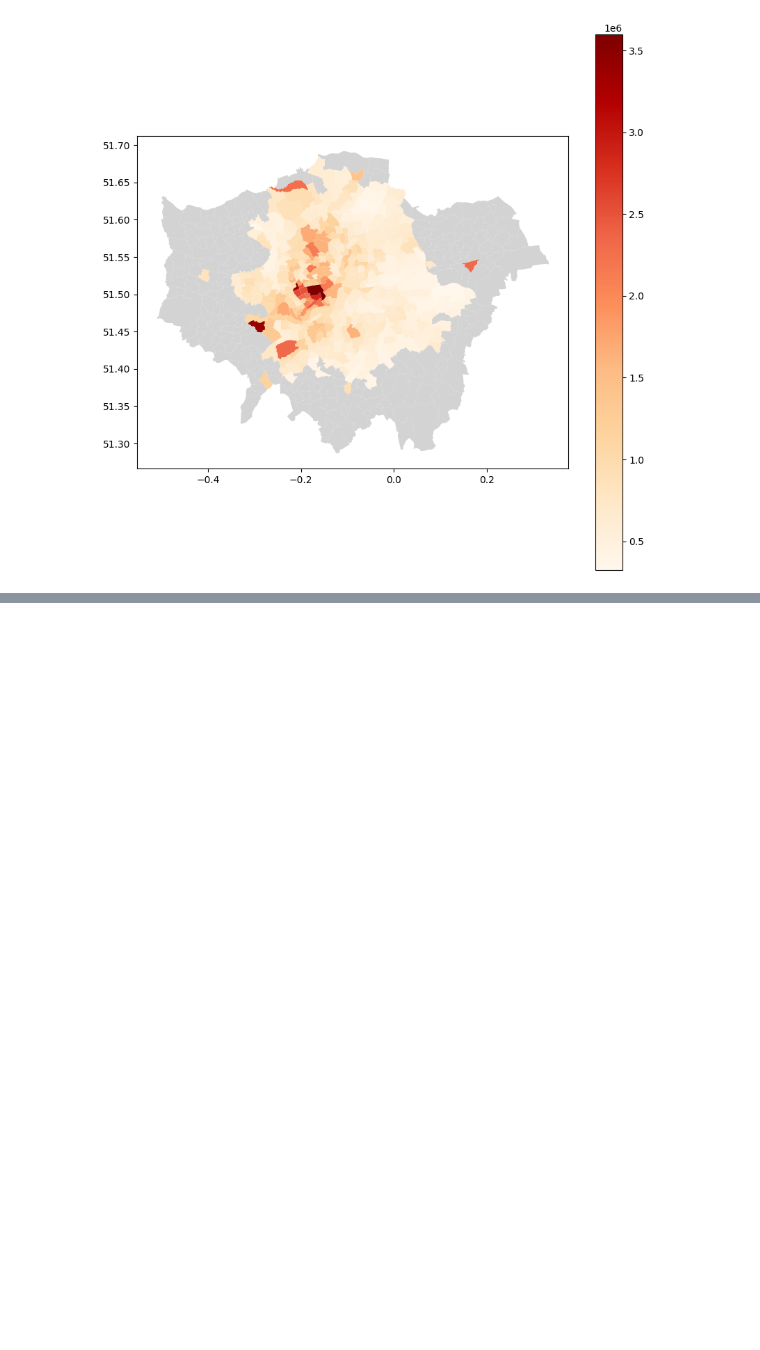
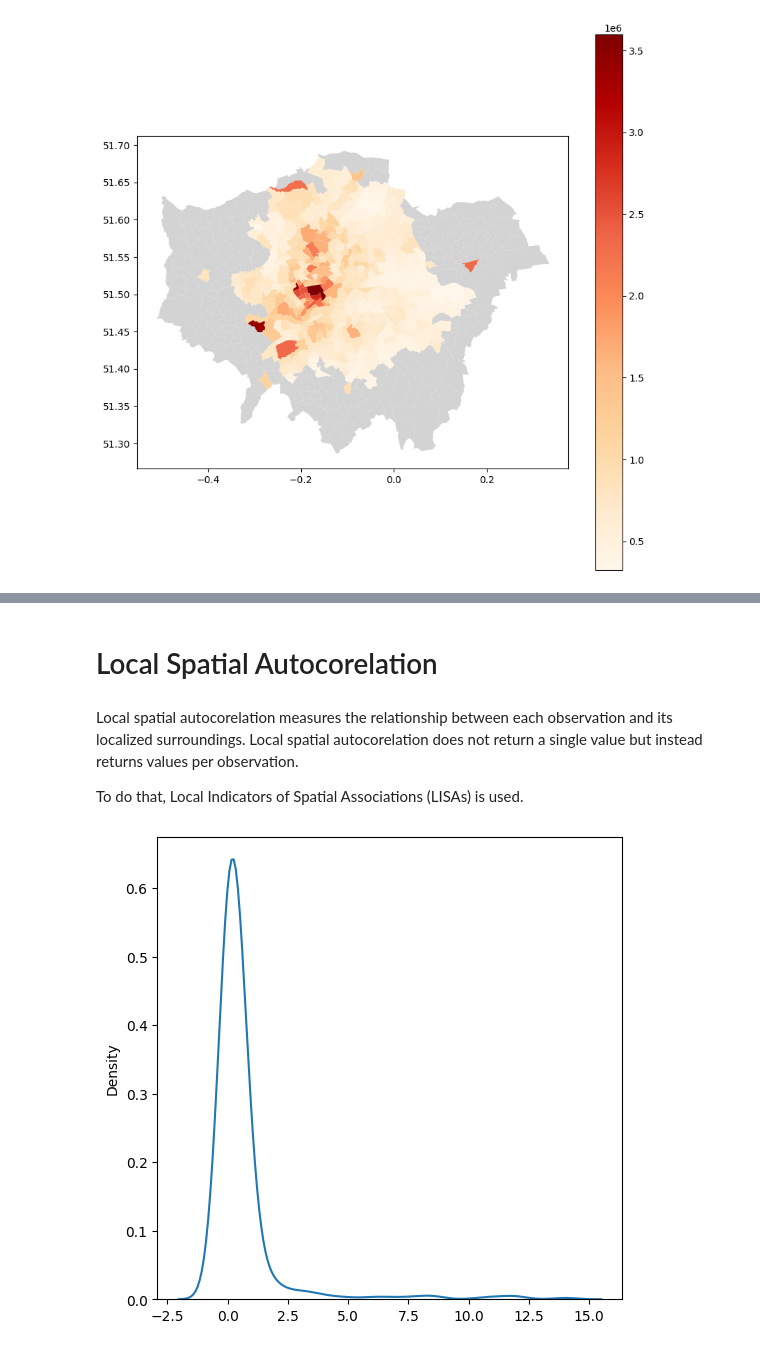
Before and after one commit to anhphuongnguyenquynh/geospatial-data-science-labs, a Jupyter notebook: london_house_project/london_house_price.ipynb, the cells around one changed output, grey strips where cells are left out. Saved outputs shown, nothing was run; the diff lists cells and outputs as text; code cells hidden in the pictures; blank space fills up the shorter version.

```diff
--- a/london_house_project/london_house_price.ipynb
+++ b/london_house_project/london_house_price.ipynb
@@ -108,0 +279,18 @@ boroughs_price.plot(
+# %% [markdown]
+# Local Spatial Autocorelation
+# %% [markdown]
+Local spatial autocorelation measures the relationship between each observation and its localized surroundings. Local spatial autocorelation does not return a single value but instead returns values per observation.
+
+To do that, Local Indicators of Spatial Associations (LISAs) is used.
+# %%
+# Leverage the Moran_Local() function to calculate the LISA for the price variable
+price_lisa = esda.moran.Moran_Local(boroughs_price_clean['sale_price'], w)
+# %%
+# Plot the distribution of the Is attribute of the price_list object
+# Draw KDE line
+f, ax = plt.subplots(1, figsize=(6, 6))
+
+seaborn.kdeplot(price_lisa.Is, ax=ax)
+plt.show()
+# %% [output]
+[figure, added]
```
Also changed, not shown: parts of 28 cells of this notebook.
